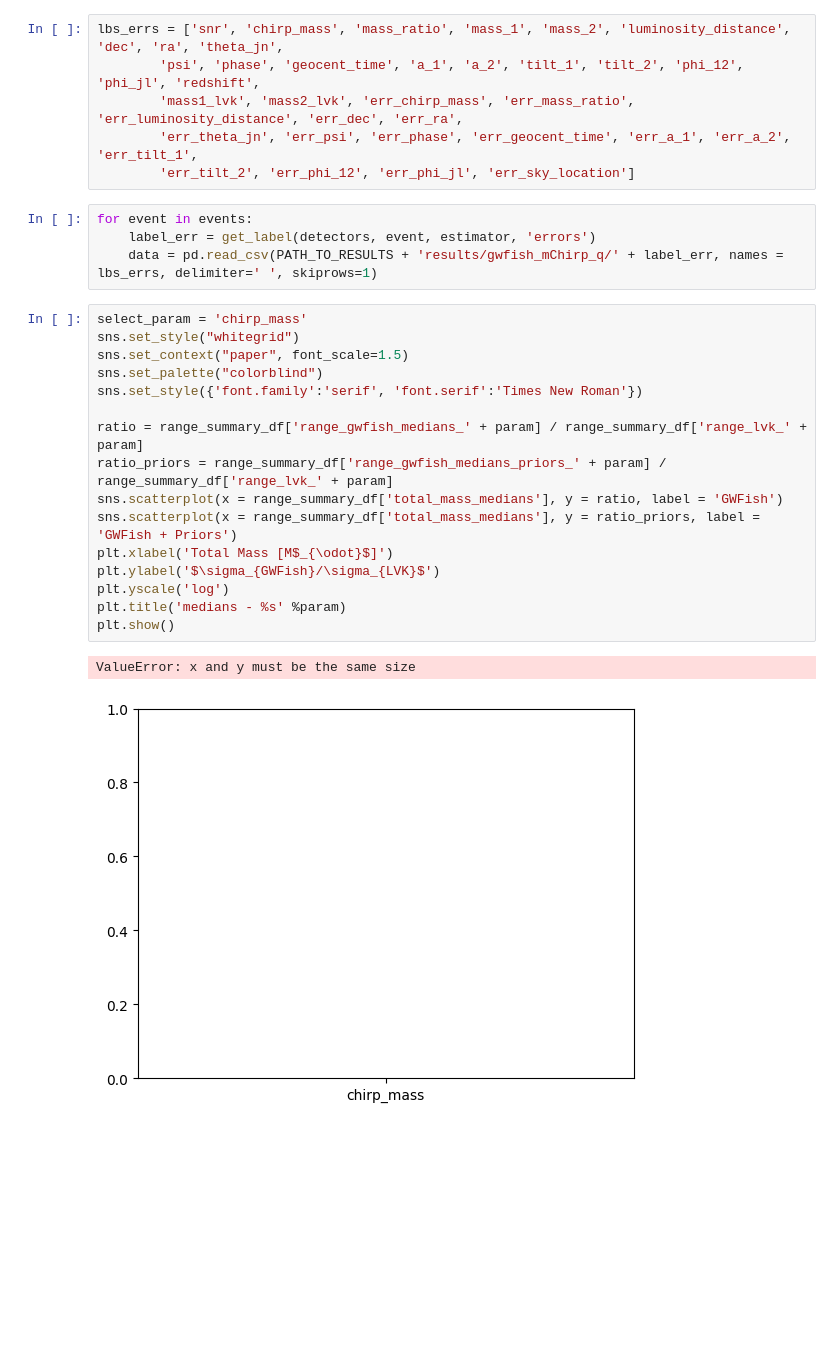
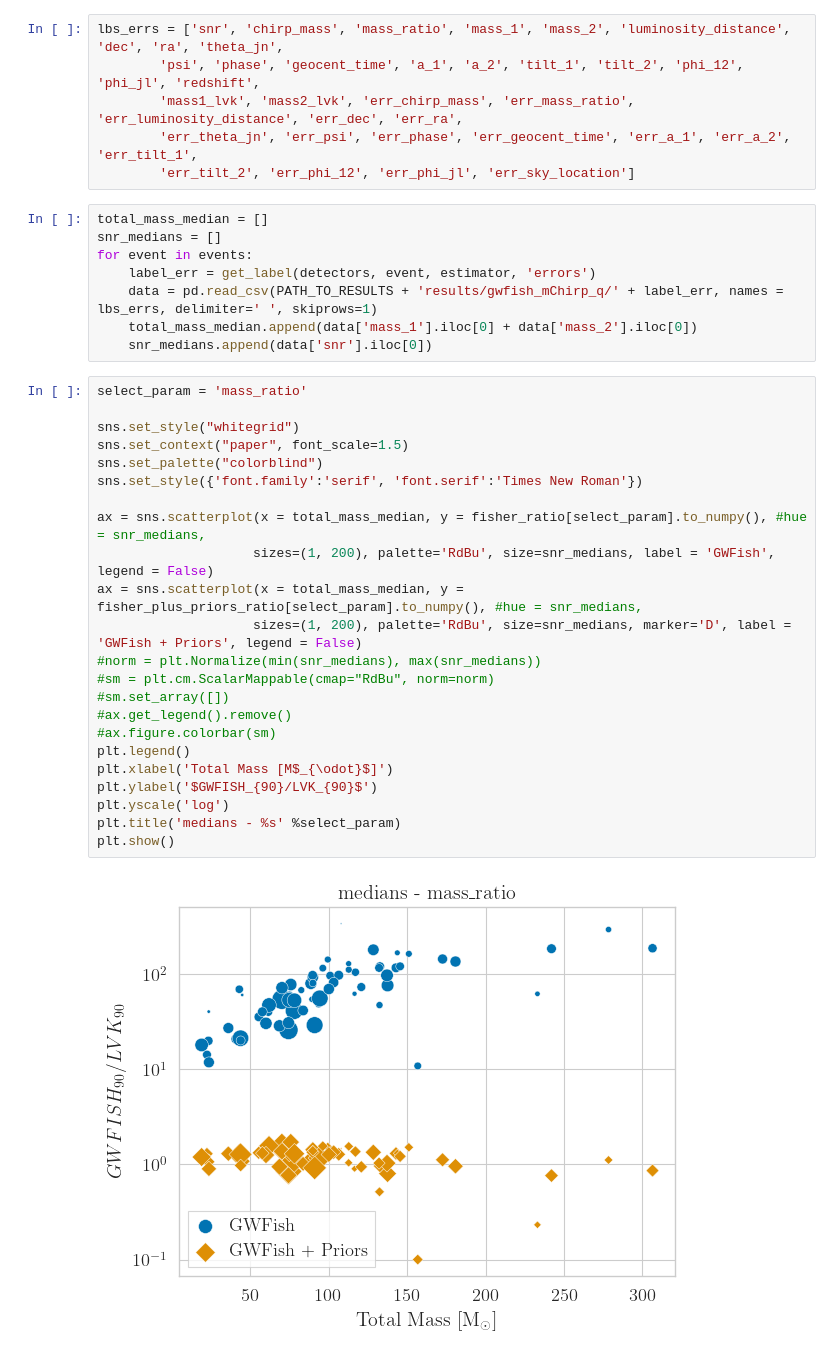
Before and after one commit to u-dupletsa/GWFish-meets-Priors, a Jupyter notebook: summary_plots.ipynb, the cells around one changed output. Cells and saved outputs as stored; diff of their text form; blank space fills up the shorter version.

Commit message:
new file:   samples_plots.ipynb 	modified:   summary_plots.ipynb

```diff
--- a/summary_plots.ipynb
+++ b/summary_plots.ipynb
@@ -52,25 +52,35 @@ lbs_errs = ['snr', 'chirp_mass', 'mass_ratio', 'mass_1', 'mass_2', 'luminosity_d
         'err_theta_jn', 'err_psi', 'err_phase', 'err_geocent_time', 'err_a_1', 'err_a_2', 'err_tilt_1',
         'err_tilt_2', 'err_phi_12', 'err_phi_jl', 'err_sky_location']
 # %%
+total_mass_median = []
+snr_medians = []
 for event in events:
     label_err = get_label(detectors, event, estimator, 'errors')
     data = pd.read_csv(PATH_TO_RESULTS + 'results/gwfish_mChirp_q/' + label_err, names = lbs_errs, delimiter=' ', skiprows=1)
+    total_mass_median.append(data['mass_1'].iloc[0] + data['mass_2'].iloc[0])
+    snr_medians.append(data['snr'].iloc[0])
 # %%
-select_param = 'chirp_mass'
+select_param = 'mass_ratio'
+
 sns.set_style("whitegrid")
 sns.set_context("paper", font_scale=1.5)
 sns.set_palette("colorblind")
 sns.set_style({'font.family':'serif', 'font.serif':'Times New Roman'})
 
-ratio = range_summary_df['range_gwfish_medians_' + param] / range_summary_df['range_lvk_' + param]
-ratio_priors = range_summary_df['range_gwfish_medians_priors_' + param] / range_summary_df['range_lvk_' + param]
-sns.scatterplot(x = range_summary_df['total_mass_medians'], y = ratio, label = 'GWFish')
-sns.scatterplot(x = range_summary_df['total_mass_medians'], y = ratio_priors, label = 'GWFish + Priors')
+ax = sns.scatterplot(x = total_mass_median, y = fisher_ratio[select_param].to_numpy(), #hue = snr_medians,
+                    sizes=(1, 200), palette='RdBu', size=snr_medians, label = 'GWFish', legend = False)
+ax = sns.scatterplot(x = total_mass_median, y = fisher_plus_priors_ratio[select_param].to_numpy(), #hue = snr_medians,
+                    sizes=(1, 200), palette='RdBu', size=snr_medians, marker='D', label = 'GWFish + Priors', legend = False)
+#norm = plt.Normalize(min(snr_medians), max(snr_medians))
+#sm = plt.cm.ScalarMappable(cmap="RdBu", norm=norm)
+#sm.set_array([])
+#ax.get_legend().remove()
+#ax.figure.colorbar(sm)
+plt.legend()
 plt.xlabel('Total Mass [M$_{\odot}$]')
-plt.ylabel('$\sigma_{GWFish}/\sigma_{LVK}$')
+plt.ylabel('$GWFISH_{90}/LVK_{90}$')
 plt.yscale('log')
-plt.title('medians - %s' %param)
+plt.title('medians - %s' %select_param)
 plt.show()
 # %% [output]
-ValueError: x and y must be the same size
-[figure, old version]
+[figure, new version]
```
Also changed, not shown: parts of 3 cells of this notebook.
